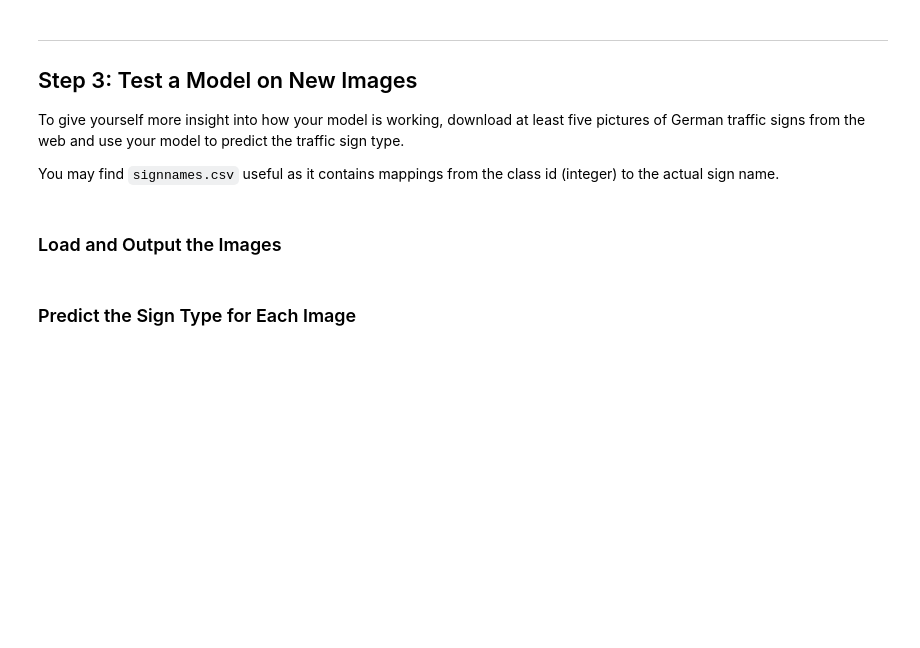
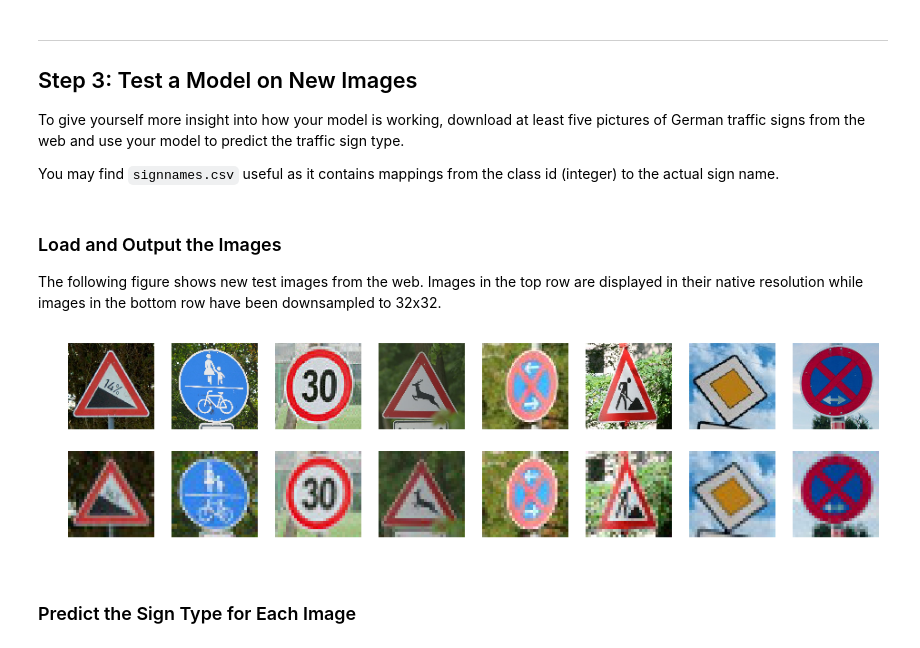
Before and after one commit to Corni33/CarND_P2_TrafficSigns, a Jupyter notebook: Traffic_Sign_Classifier.ipynb, the cells around one changed output. Cells and saved outputs as stored; diff of their text form; code cells hidden in the pictures; blank space fills up the shorter version.

Commit message:
added testing images from web

```diff
--- a/Traffic_Sign_Classifier.ipynb
+++ b/Traffic_Sign_Classifier.ipynb
@@ -150,13 +150,13 @@ X_validation = np.zeros((n_valid, 32, 32, 1))
 X_test       = np.zeros((n_test, 32, 32, 1))
 
 for i in range(n_train):
-    X_train[i] = normalize(rgb2gray(train['features'][i]))
+    X_train[i] = normalize(grayscale(train['features'][i]))
 
 for i in range(n_valid):
-    X_validation[i] = normalize(rgb2gray(valid['features'][i]))
+    X_validation[i] = normalize(grayscale(valid['features'][i]))
 
 for i in range(n_test):
-    X_test[i] = normalize(rgb2gray(test['features'][i]))
+    X_test[i] = normalize(grayscale(test['features'][i]))
 # %% [markdown]
 ### Duplicate rare classes
 
@@ -348,5 +351,3 @@ Validation Accuracy = 0.860
 To give yourself more insight into how your model is working, download at least five pictures of German traffic signs from the web and use your model to predict the traffic sign type.
 
 You may find `signnames.csv` useful as it contains mappings from the class id (integer) to the actual sign name.
-# %% [markdown]
-### Load and Output the Images
@@ -356,3 +354,32 @@ You may find `signnames.csv` useful as it contains mappings from the class id (i
+# %% [markdown]
+### Load and Output the Images
+
+The following figure shows new test images from the web. Images in the top row are displayed in their native resolution while images in the bottom row have been downsampled to 32x32.
+# %%
+import matplotlib.image as mpimg
+import matplotlib.gridspec as gridspec
+
+images = []
+images_hr = []
+
+for n in range(1, 9):
+    images.append(mpimg.imread('./traffic_signs/{}.jpg'.format(n)))
+    images_hr.append(mpimg.imread('./traffic_signs/{}_hr.jpg'.format(n)))
+
+plt.figure(figsize = (16, 4))
+gs1 = gridspec.GridSpec(2, 4)
+gs1.update(wspace=0.0, hspace=0.0)
+
+for i in range(0, 8):
+    plt.subplot(2,8,i+1)
+    plt.imshow(images_hr[i])
+    plt.axis('off')
+
+    plt.subplot(2,8,8+i+1)
+    plt.imshow(images[i])
+    plt.axis('off')
+# %% [output]
+[figure, added]
 # %% [markdown]
 ### Predict the Sign Type for Each Image
 # %%
```
Also changed, not shown: parts of 7 cells of this notebook.
